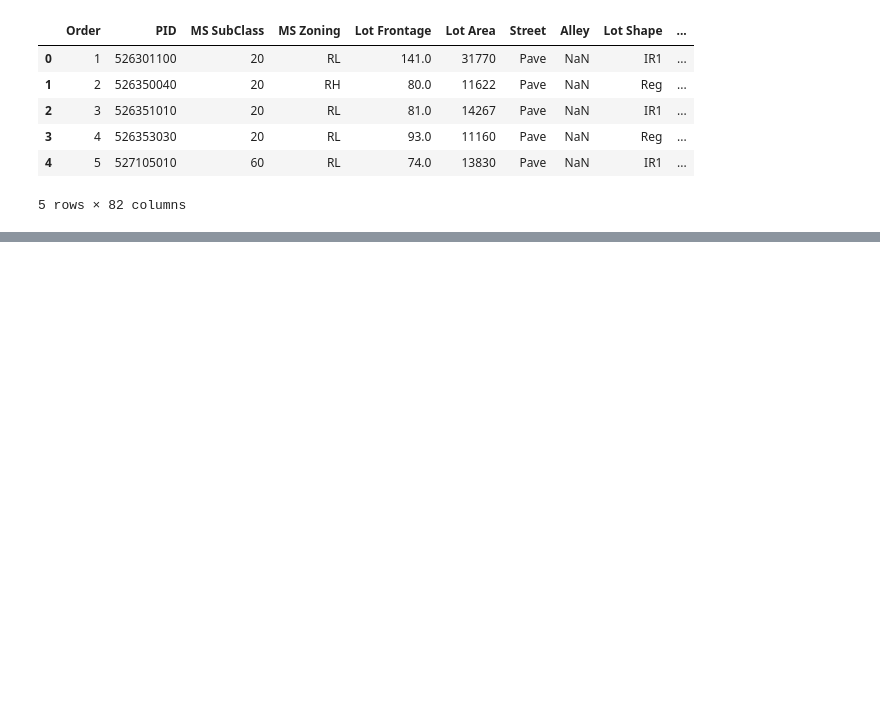
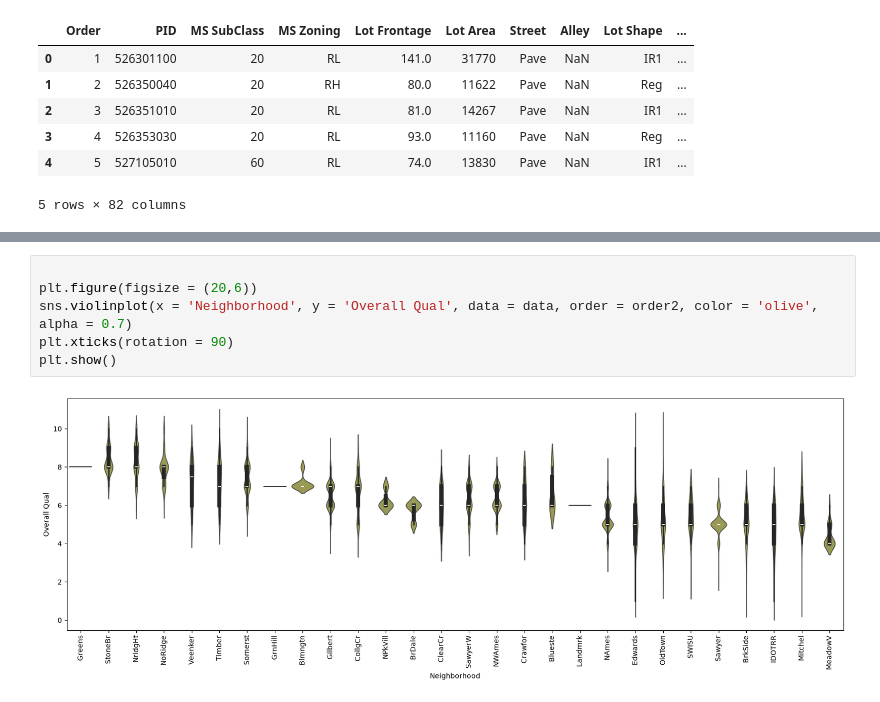
Before and after one commit to viragdiana/ML, a Jupyter notebook: lab-1-dia.ipynb, the cells around one changed output, grey strips where cells are left out. Cells and saved outputs as stored; diff of their text form; blank space fills up the shorter version.

```diff
--- a/lab-1-dia.ipynb
+++ b/lab-1-dia.ipynb
@@ -94,0 +116,8 @@ plt.show()
+# %%
+
+plt.figure(figsize = (20,6))
+sns.violinplot(x = 'Neighborhood', y = 'Overall Qual', data = data, order = order2, color = 'olive', alpha = 0.7)
+plt.xticks(rotation = 90)
+plt.show()
+# %% [output]
+[figure, added]
```
Also changed, not shown: parts of 21 cells of this notebook.
